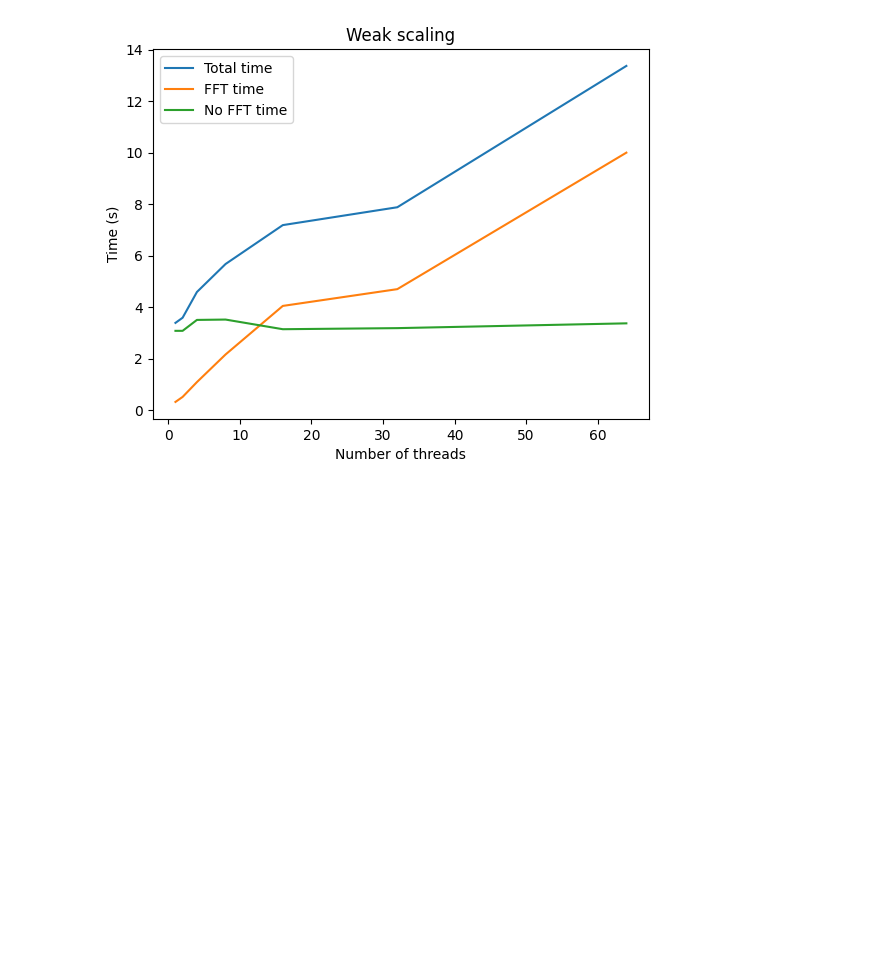
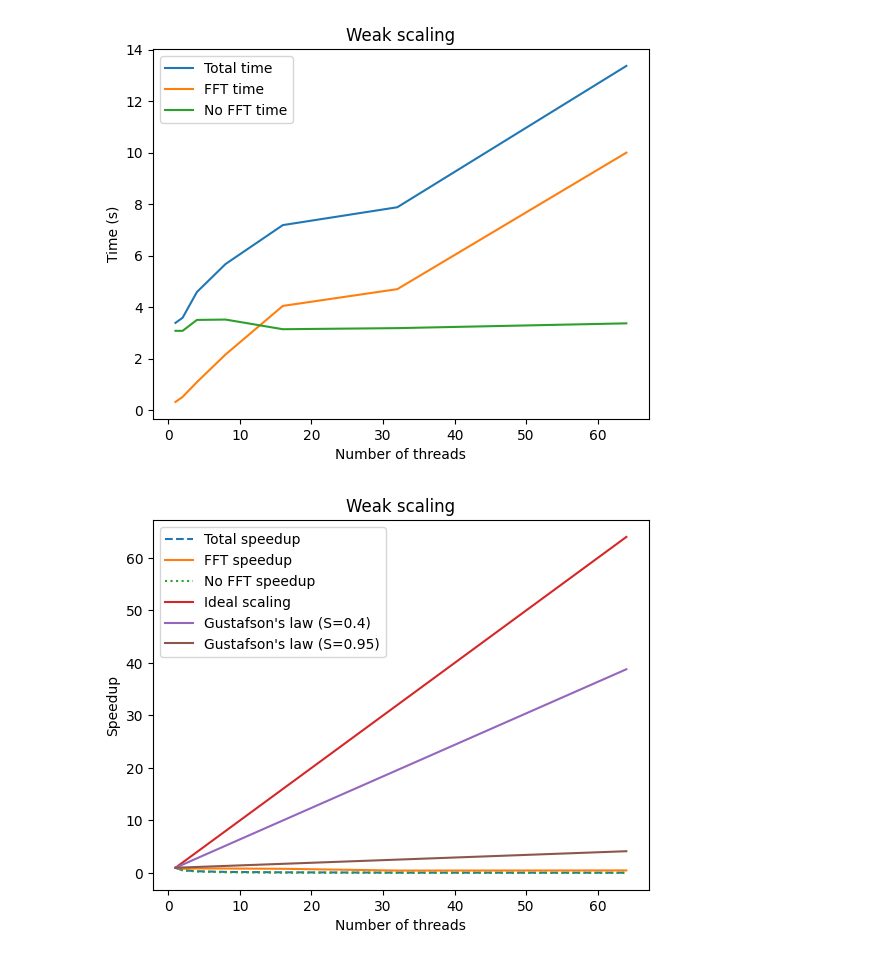
Before and after one commit to BerlinObel/hppc, a Jupyter notebook: assignment_4/plotting.ipynb, the cells around one changed output. Drawn from its saved outputs; the diff is of its cells as text; code cells hidden in the pictures; blank space fills up the shorter version.

```diff
--- a/assignment_4/plotting.ipynb
+++ b/assignment_4/plotting.ipynb
@@ -241,3 +241,21 @@ ax.legend()
 plt.savefig('weak_scaling2.png')
 # %% [output]
 [figure]
+# %%
+fig, ax = plt.subplots()
+ax.plot(n_threads, total_time_weak/total_time_weak[0],  linestyle='--',label='Total speedup')
+ax.plot(n_threads, fft_time_weak/fft_time_weak[0], label='FFT speedup')
+ax.plot(n_threads, no_fft_time_weak/no_fft_time_weak[0], linestyle=':', label='No FFT speedup')
+ax.plot(n_threads, n_threads, label='Ideal scaling')
+ax.plot(n_threads, gustafson(n_threads, 0.4), label='Gustafson\'s law (S=0.4)')
+ax.plot(n_threads, gustafson(n_threads, 0.95), label='Gustafson\'s law (S=0.95)')
+
+
+ax.set_xlabel('Number of threads')
+ax.set_ylabel('Speedup')
+ax.set_title('Weak scaling')
+ax.legend()
+plt.savefig('weak_scaling_speedup.png')
+plt.show()
+# %% [output]
+[figure, added]
```
Also changed, not shown: parts of 1 cell of this notebook.
